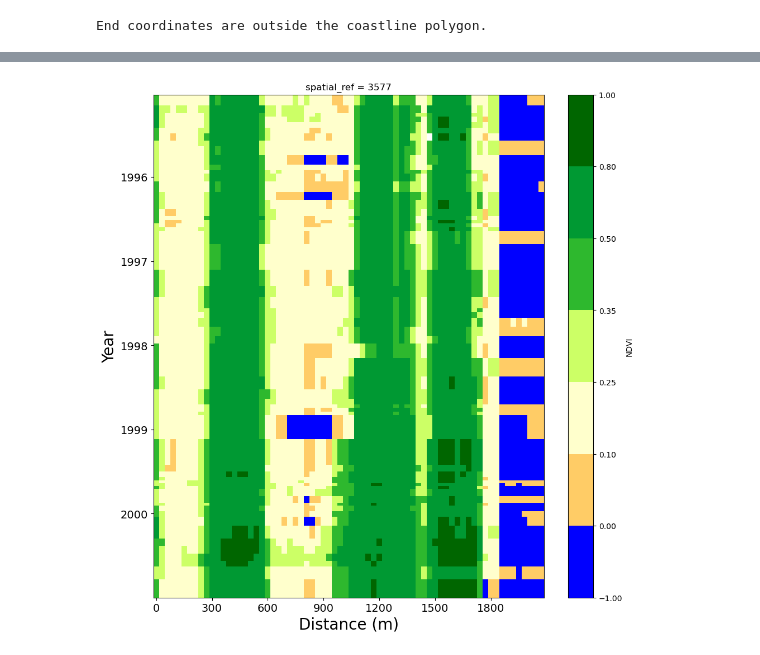
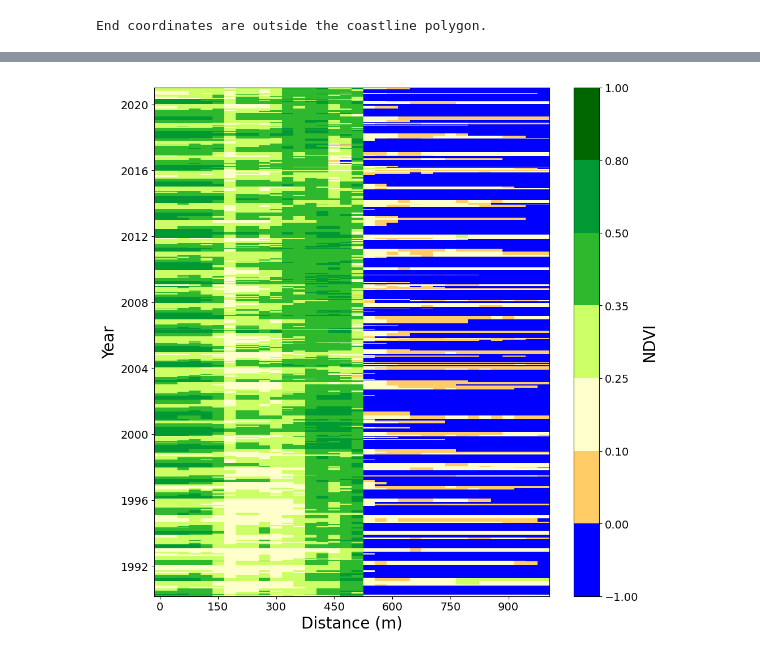
Before and after one commit to christopherowers/DP_KNP, a Jupyter notebook: Hovmoller_CO.ipynb, the cells around one changed output, grey strips where cells are left out. Cells and saved outputs as stored; diff of their text form; code cells hidden in the pictures.

Commit message:
working as expected, fig exporting as expected for full time series

```diff
--- a/Hovmoller_CO.ipynb
+++ b/Hovmoller_CO.ipynb
@@ -62,10 +62,10 @@ def warp_geometry(geom, crs_crs, dst_crs):
     return shapely.geometry.shape(rasterio.warp.transform_geom(crs_crs, dst_crs, shapely.geometry.mapping(geom)))
 # %%
 # need to be WGS84 coordinate system for transects
-transect_file = './OpenCoastTransectsGulf/T110.shp'
+transect_file = './OpenCoastTransectsGulf/T202.shp'
 # %%
 # Define temporal range
-start_of_epoch = '1995-01-01'
-end_of_epoch =  '2000-12-31'
+start_of_epoch = '1990-01-01'
+end_of_epoch =  '2020-12-31'
 print ('temporal range is ' + start_of_epoch + ' to ' + end_of_epoch)
 # %% [output]
@@ -226,26 +222,39 @@ ndvi_norm = mpl.colors.BoundaryNorm(ndvi_bounds, ndvi_cmap.N, clip=True)
 # %%
 fig = plt.figure(figsize=(11.27,11.69))
 
-hov_data.plot(x='distance', y='time', yincrease = False, cmap = ndvi_cmap, norm = ndvi_norm, vmin=-1, vmax =1)
+ax = hov_data.plot(x='distance', y='time', yincrease = True, cmap = ndvi_cmap, norm = ndvi_norm, vmin=-1, vmax =1)
 # plt.axis([0, hov_multi_ndvi_sel.distance.max(), '2010-01-01' , '2020-01-01'])
-matplotlib.rcParams.update({'font.size': 10})
 
 
 # Function to modify x-axis tick labels by multiplying by 30 (from pixels to distance (m))
 def multiply_by_30(value, pos):
     return int(value * 30)
+
 # Apply the custom function to the x-axis tick labels
 plt.gca().xaxis.set_major_formatter(plt.FuncFormatter(multiply_by_30))
+
+# Remove color bar (to reset so we can customise)
+ax.colorbar.remove()
+# Add color bar with adjusted font size
+color_bar = plt.colorbar(ax, orientation='vertical')
+color_bar.ax.tick_params(labelsize=14)  # Adjust the font size as needed
+color_bar.set_label('NDVI', fontsize=20)  # Adjust the font size as needed
 
 plt.xlabel('Distance (m)', fontsize ='20')
 plt.ylabel('Year', fontsize ='20')
 plt.xticks(fontsize=14)
 plt.yticks(fontsize=14)
 
+plt.title('', loc='center', fontsize=20) # removes the 'spatial_ref = 3577' default
 
-# # save plot to file
+# save plot to file
 # plt.savefig('{}{}_HovPlot_{}_{}.png'.format(savepath,shape_name,start_of_epoch,end_of_epoch),
-#             bbox_inches='tight', dpi=300)
+#             bbox_inches='tight', dpi=300) # this is the way to do it with the config file!
+
+# save out
+plt.savefig('./output/' + os.path.splitext(os.path.basename(transect_file))[0] + '_' +
+            start_of_epoch.split('-')[0] + '_' + end_of_epoch.split('-')[0] + '_' + index_selection + '.png',
+            bbox_inches='tight', dpi=300)
 plt.show()
 # %% [output]
-[figure, old version]
+[figure, new version]
```
Also changed, not shown: parts of 4 cells of this notebook.
